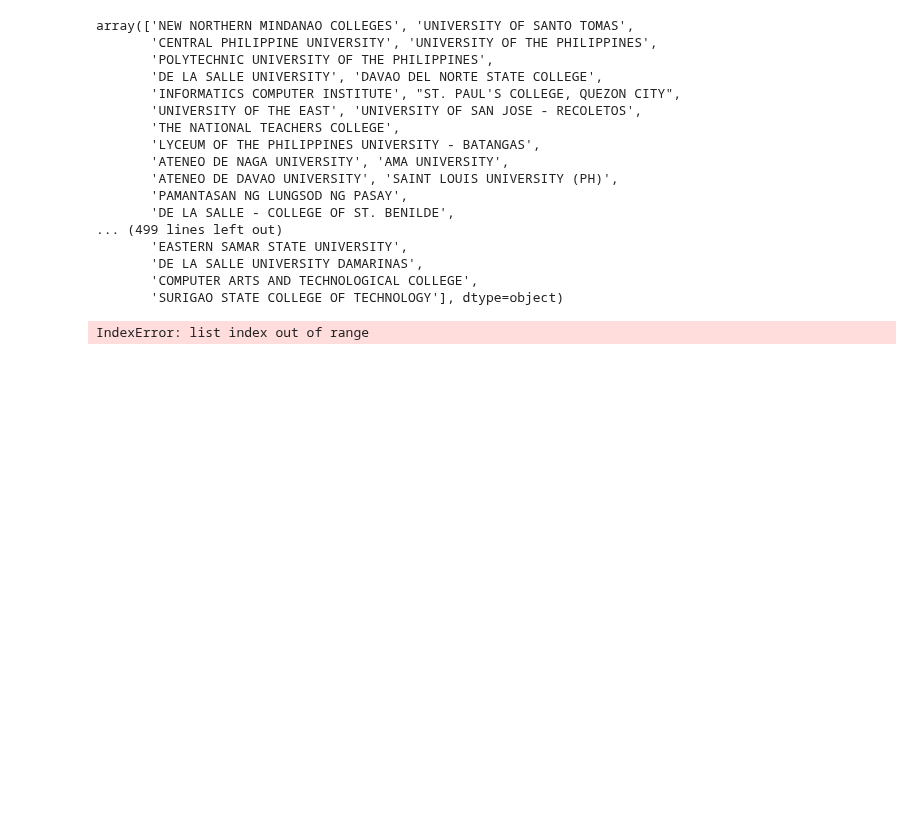
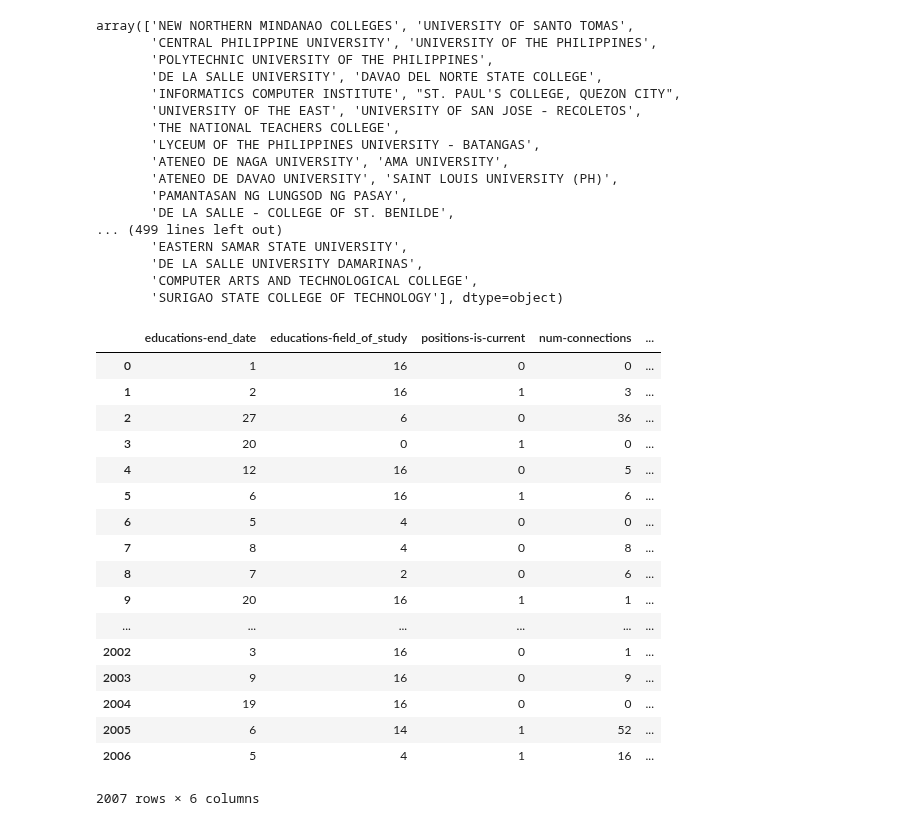
Before and after one commit to mychll31/career_path_jupyter_notebook, a Jupyter notebook: Career Path Prediction.ipynb, the cells around one changed output. Drawn from its saved outputs; the diff is of its cells as text; code cells hidden in the pictures; blank space fills up the shorter version.

Commit message:
added write to philippine_file(final)

```diff
--- a/Career Path Prediction.ipynb
+++ b/Career Path Prediction.ipynb
@@ -257,11 +257,29 @@ del philippine_data["index"]
 # %%
 new_date = []
 
 for i in range(0, philippine_data["educations-end_date"].shape[0]):
     loc = philippine_data["educations-end_date"][i].split('/')
-    new_date.append(int(loc[2]))
+    new_date.append(2014 - int(loc[2]))
 
 philippine_data["educations-end_date"] = new_date
+philippine_data.to_csv("philippine_file.csv", index=False, encoding='utf-8')
 philippine_data
 # %% [output]
+|  | educations-end_date | educations-field_of_study | positions-is-current | num-connections | ... |
+| 0 | 1 | 16 | 0 | 0 | ... |
+| 1 | 2 | 16 | 1 | 3 | ... |
+| 2 | 27 | 6 | 0 | 36 | ... |
+| 3 | 20 | 0 | 1 | 0 | ... |
+| 4 | 12 | 16 | 0 | 5 | ... |
+| 5 | 6 | 16 | 1 | 6 | ... |
+| 6 | 5 | 4 | 0 | 0 | ... |
+| 7 | 8 | 4 | 0 | 8 | ... |
+| 8 | 7 | 2 | 0 | 6 | ... |
+| 9 | 20 | 16 | 1 | 1 | ... |
+| ... | ... | ... | ... | ... | ... |
+| 2002 | 3 | 16 | 0 | 1 | ... |
+| 2003 | 9 | 16 | 0 | 9 | ... |
+| 2004 | 19 | 16 | 0 | 0 | ... |
+| 2005 | 6 | 14 | 1 | 52 | ... |
+| 2006 | 5 | 4 | 1 | 16 | ... |
-IndexError: list index out of range
+2007 rows × 6 columns
```
